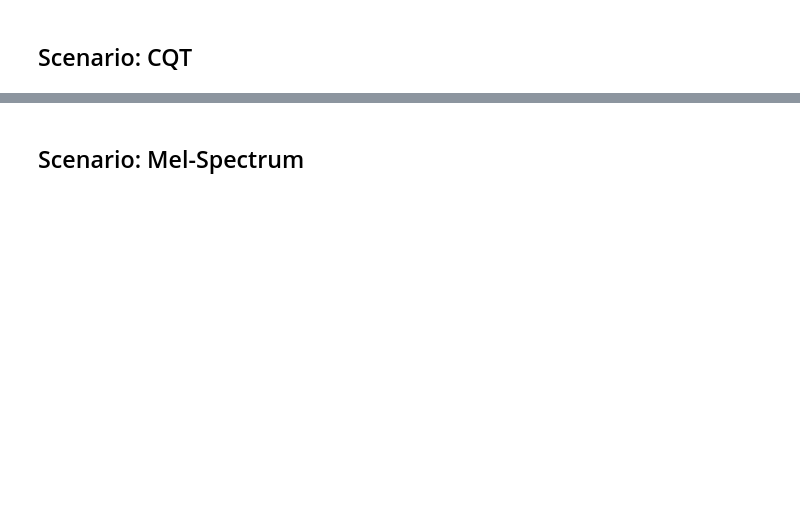
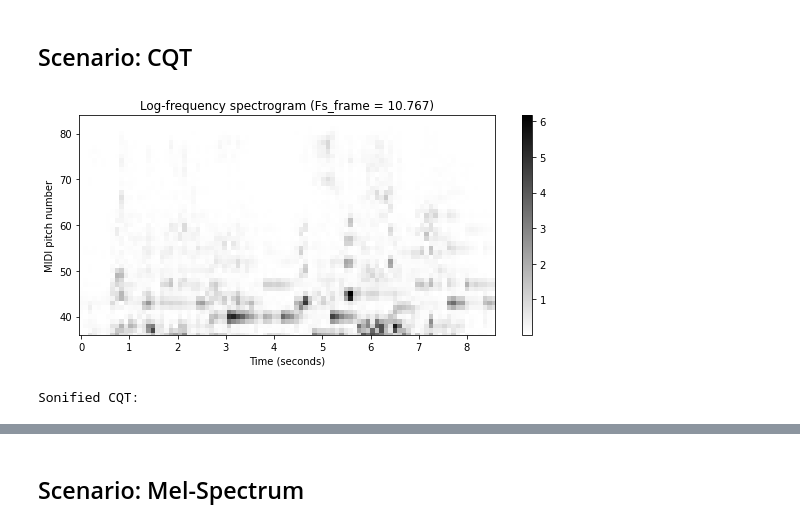
Before and after one commit to groupmm/libsoni, a Jupyter notebook: demo_spectrum.ipynb, the cells around one changed output, grey strips where cells are left out. Cells and saved outputs as stored; diff of their text form; code cells hidden in the pictures; blank space fills up the shorter version.

```diff
--- a/demo_spectrum.ipynb
+++ b/demo_spectrum.ipynb
@@ -87,23 +97,26 @@ ipd.display(ipd.Audio(x_resynthesized, rate = Fs))
 # %%
 # Log-frequency spectrogrm from audio recording
 X_CQT = np.abs(librosa.cqt(y=x, sr=Fs, hop_length=H, n_bins=84, bins_per_octave=12, norm=1))
 
 
 frequencies = [440 * (2 ** ((midi_pitch - 69) / 12)) for midi_pitch in range(24, 24+84)]
 times = np.arange(X_CQT.shape[1]) * H / Fs
 
 
 
 Fs_frame = Fs / H
 
 title='Log-frequency spectrogram (Fs_frame = %.3f)' % Fs_frame
 
 libfmp.b.plot_matrix(X_CQT, Fs=Fs_frame, ylabel='MIDI pitch number',
                      title=title, figsize=(8, 4))
 plt.ylim([36, 84])
 plt.show()
 
 
-x_resynthesized = sonify_spectrum(X_CQT, frequencies, times)
+x_resynthesized = sonify_spectrogram(X_CQT, frequencies, times)
 print('Sonified CQT:')
 ipd.display(ipd.Audio(x_resynthesized, rate=Fs))
+# %% [output]
+[figure, added]
+Sonified CQT:
```
Also changed, not shown: parts of 6 cells of this notebook, 5 other files.
